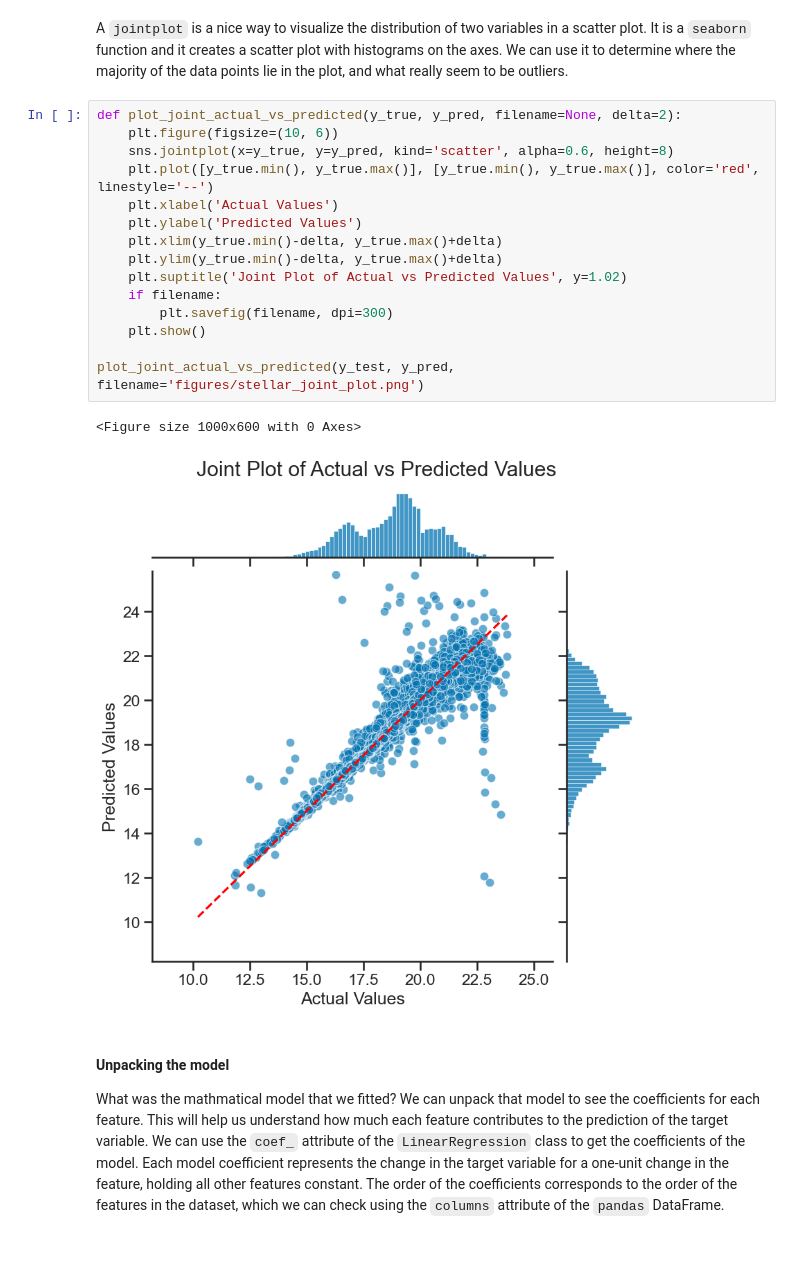
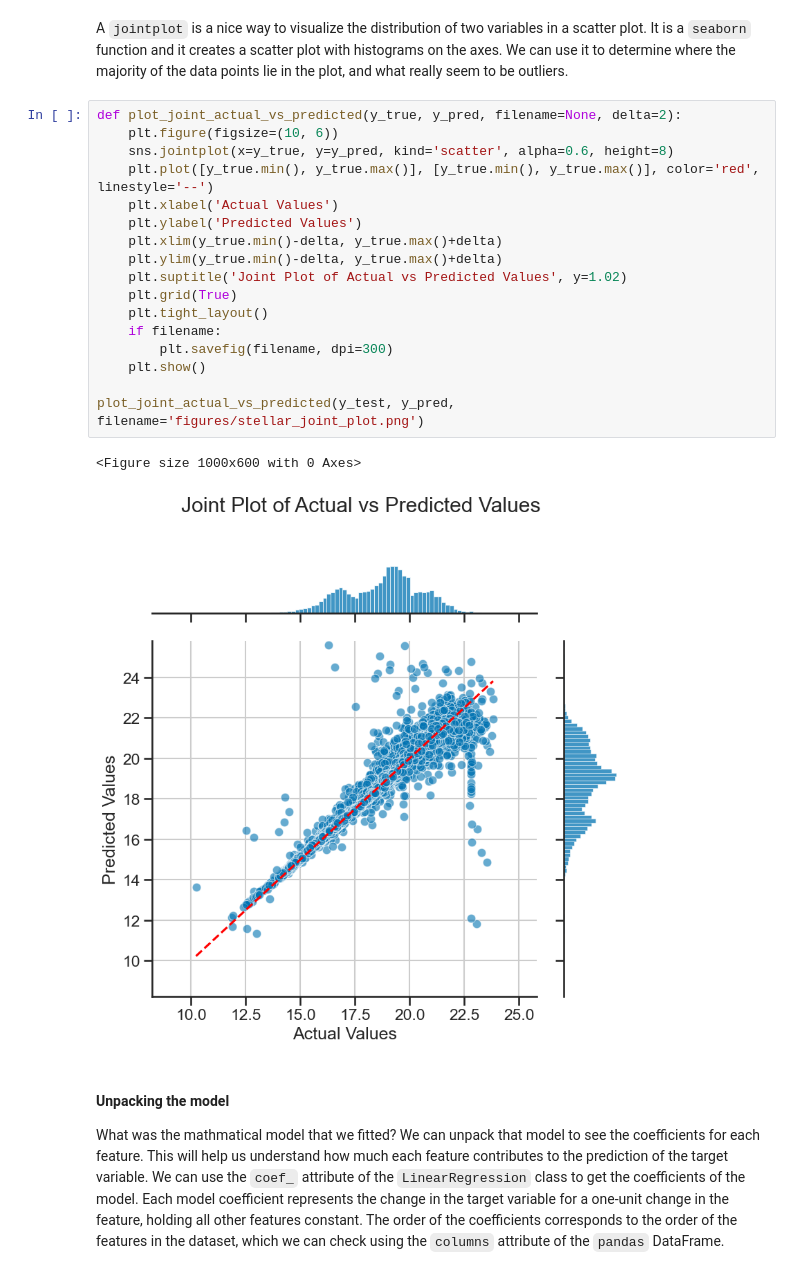
Before and after one commit to dannycab/MSU_REU_ML_course, a Jupyter notebook: activities/03-regression-models-with-scikit.ipynb, the cells around one changed output. Saved outputs shown, nothing was run; the diff lists cells and outputs as text.

```diff
--- a/activities/03-regression-models-with-scikit.ipynb
+++ b/activities/03-regression-models-with-scikit.ipynb
@@ -366,21 +370,23 @@ A `jointplot` is a nice way to visualize the distribution of two variables in a
 # %%
 def plot_joint_actual_vs_predicted(y_true, y_pred, filename=None, delta=2):
     plt.figure(figsize=(10, 6))
     sns.jointplot(x=y_true, y=y_pred, kind='scatter', alpha=0.6, height=8)
     plt.plot([y_true.min(), y_true.max()], [y_true.min(), y_true.max()], color='red', linestyle='--')
     plt.xlabel('Actual Values')
     plt.ylabel('Predicted Values')
     plt.xlim(y_true.min()-delta, y_true.max()+delta)
     plt.ylim(y_true.min()-delta, y_true.max()+delta)
     plt.suptitle('Joint Plot of Actual vs Predicted Values', y=1.02)
+    plt.grid(True)
+    plt.tight_layout()
     if filename:
         plt.savefig(filename, dpi=300)
     plt.show()
 
 plot_joint_actual_vs_predicted(y_test, y_pred, filename='figures/stellar_joint_plot.png')
 # %% [output]
 <Figure size 1000x600 with 0 Axes>
-[figure, old version]
+[figure, new version]
 # %% [markdown]
 #### Unpacking the model
 
```
Also changed, not shown: parts of 10 cells of this notebook, 2 other files.
